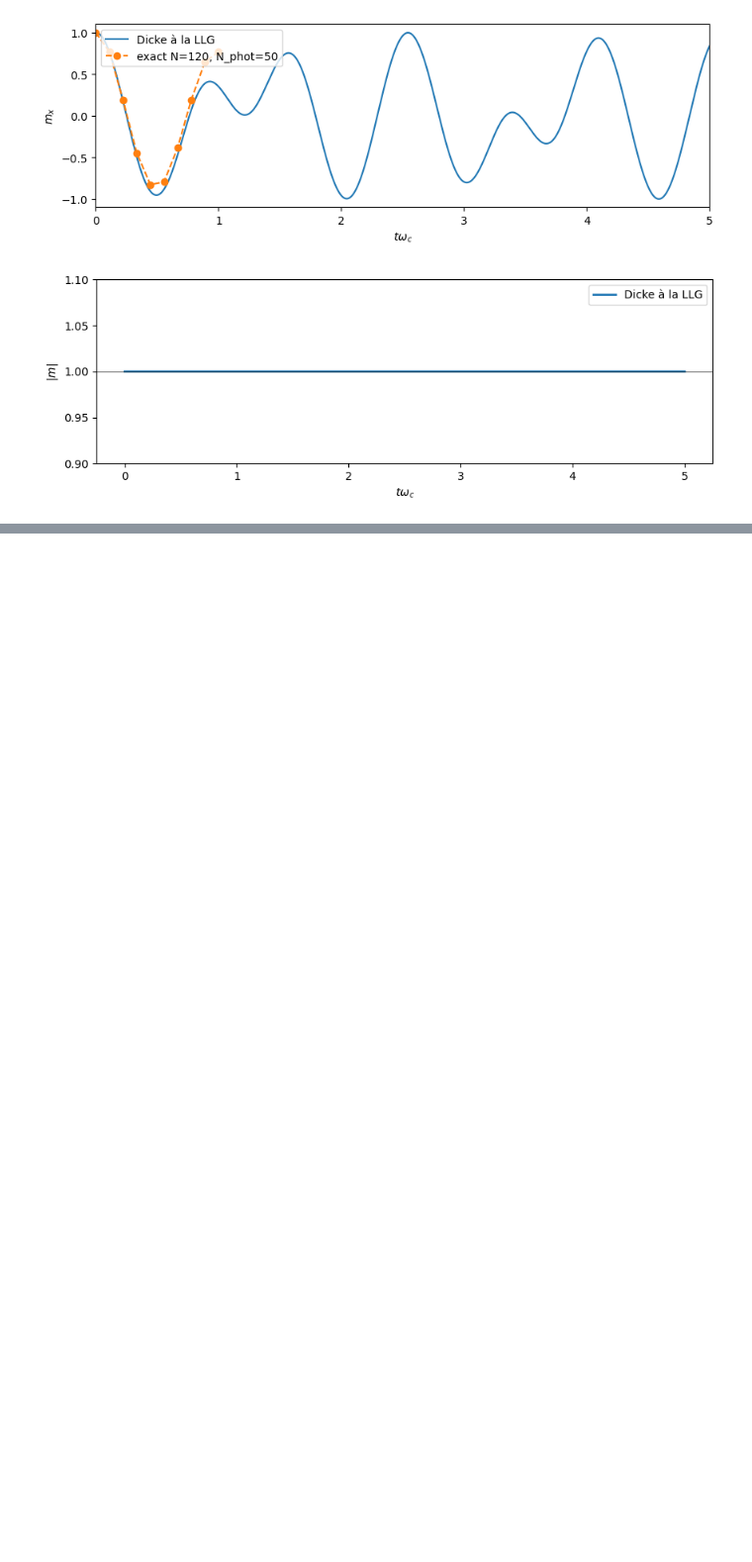
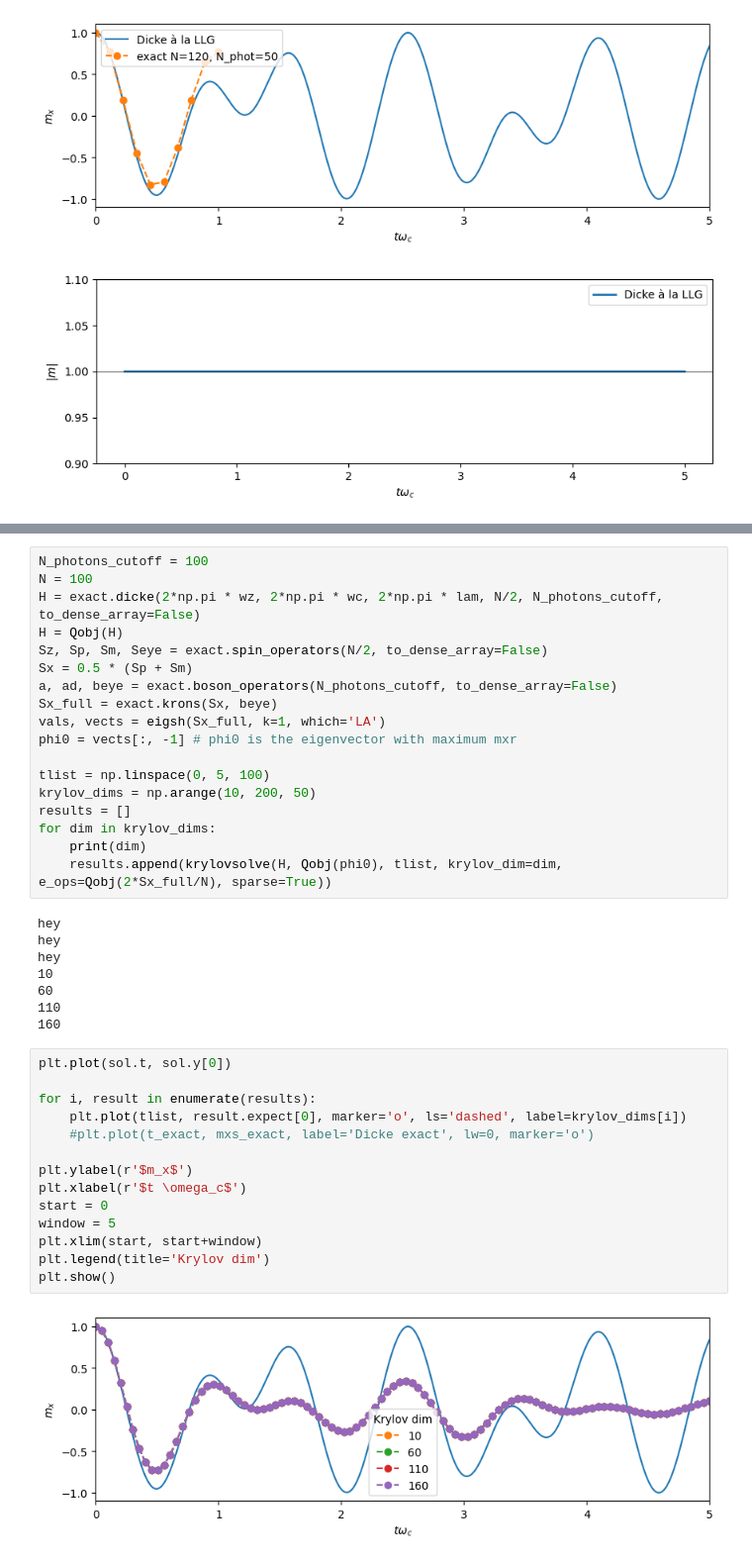
Before and after one commit to chuan97/dicke-dynamics, a Jupyter notebook: classical_vs_exact.ipynb, the cells around one changed output, grey strips where cells are left out. Shown at 99% size. Saved outputs shown, nothing was run; the diff lists cells and outputs as text; blank space fills up the shorter version.

Commit message:
add tests of exact vs mean-field

```diff
--- a/classical_vs_exact.ipynb
+++ b/classical_vs_exact.ipynb
@@ -94,0 +97,42 @@ plt.show()
+# %%
+N_photons_cutoff = 100
+N = 100
+H = exact.dicke(2*np.pi * wz, 2*np.pi * wc, 2*np.pi * lam, N/2, N_photons_cutoff, to_dense_array=False)
+H = Qobj(H)
+Sz, Sp, Sm, Seye = exact.spin_operators(N/2, to_dense_array=False)
+Sx = 0.5 * (Sp + Sm)
+a, ad, beye = exact.boson_operators(N_photons_cutoff, to_dense_array=False)
+Sx_full = exact.krons(Sx, beye)
+vals, vects = eigsh(Sx_full, k=1, which='LA')
+phi0 = vects[:, -1] # phi0 is the eigenvector with maximum mxr
+
+tlist = np.linspace(0, 5, 100)
+krylov_dims = np.arange(10, 200, 50)
+results = []
+for dim in krylov_dims:
+    print(dim)
+    results.append(krylovsolve(H, Qobj(phi0), tlist, krylov_dim=dim, e_ops=Qobj(2*Sx_full/N), sparse=True))
+# %% [output]
+hey
+hey
+hey
+10
+60
+110
+160
+# %%
+plt.plot(sol.t, sol.y[0])
+
+for i, result in enumerate(results):
+    plt.plot(tlist, result.expect[0], marker='o', ls='dashed', label=krylov_dims[i])
+    #plt.plot(t_exact, mxs_exact, label='Dicke exact', lw=0, marker='o')
+
+plt.ylabel(r'$m_x$')
+plt.xlabel(r'$t \omega_c$')
+start = 0
+window = 5
+plt.xlim(start, start+window)
+plt.legend(title='Krylov dim')
+plt.show()
+# %% [output]
+[figure, added]
```
Also changed, not shown: parts of 15 cells of this notebook, 42 other files.
